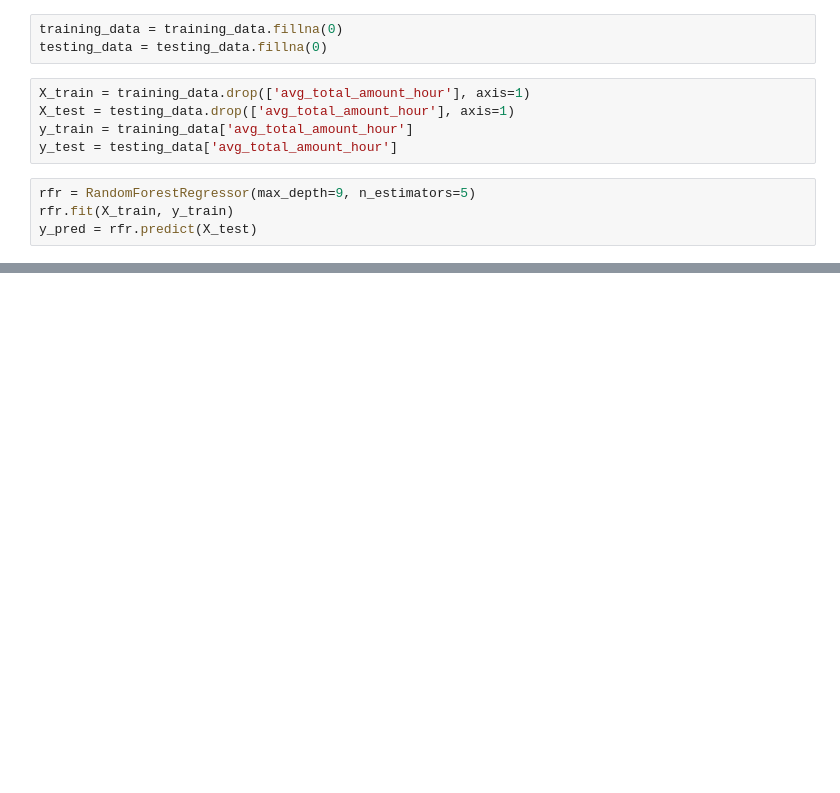
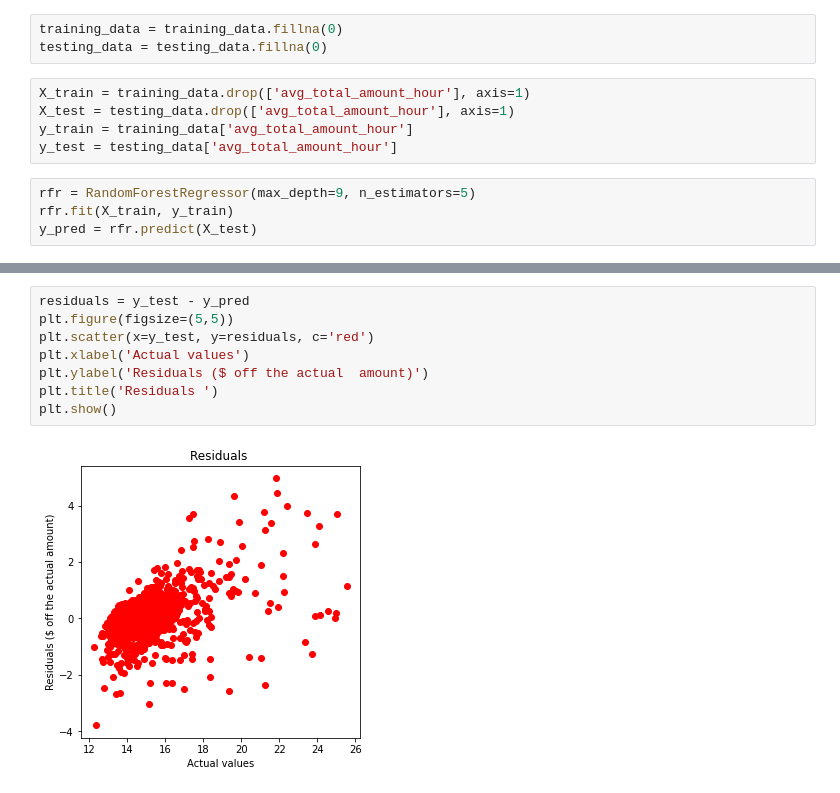
Before and after one commit to loalberto/Springboard-DataScienceCapstone2, a Jupyter notebook: Data_Story_Code.ipynb, the cells around one changed output, grey strips where cells are left out. Drawn from its saved outputs; the diff is of its cells as text; blank space fills up the shorter version.

Commit message:
Updated Data to correct values

```diff
--- a/Data_Story_Code.ipynb
+++ b/Data_Story_Code.ipynb
@@ -32,3 +43,13 @@ y_pred = rfr.predict(X_test)
+# %%
+residuals = y_test - y_pred
+plt.figure(figsize=(5,5))
+plt.scatter(x=y_test, y=residuals, c='red')
+plt.xlabel('Actual values')
+plt.ylabel('Residuals ($ off the actual  amount)')
+plt.title('Residuals ')
+plt.show()
+# %% [output]
+[figure, added]
 # %%
 predicted_df = X_test.join(pd.DataFrame(y_pred, index=y_test.index))
 predicted_df = predicted_df.rename(columns={0:'y_pred'})
```
Also changed, not shown: parts of 6 cells of this notebook, 5 other files.
